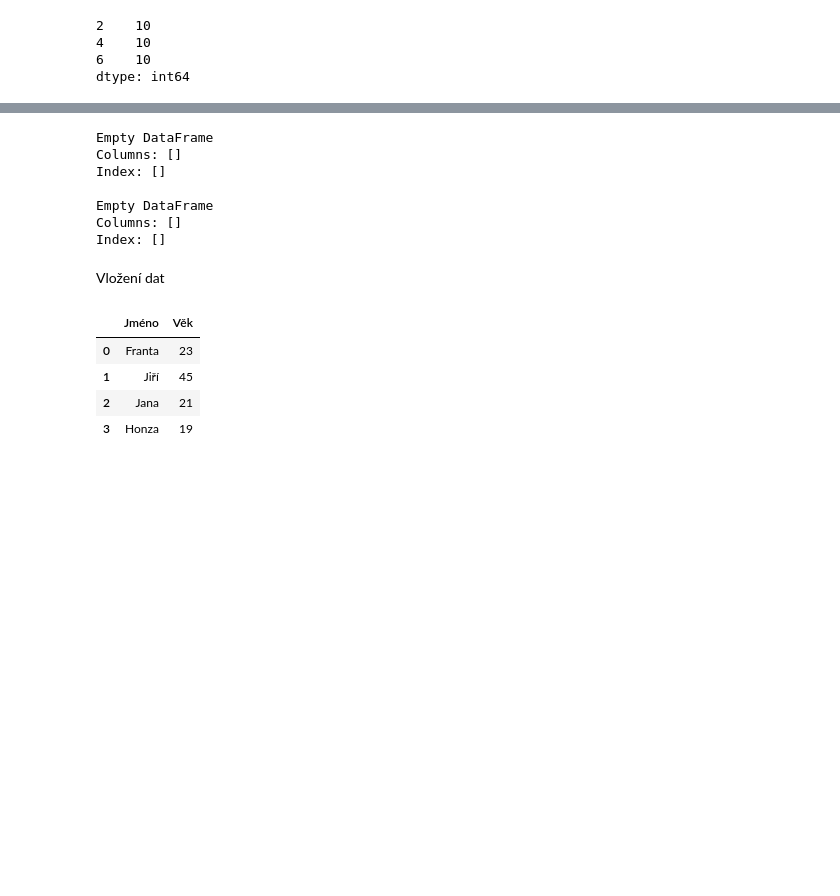
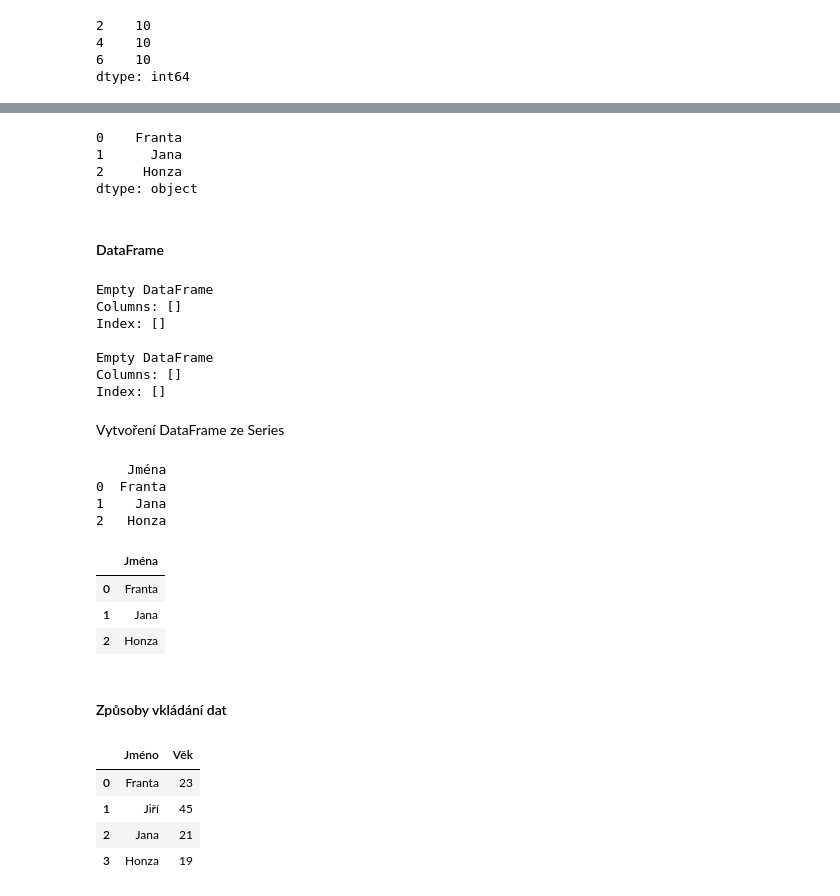
Before and after one commit to pkbcz/MSW2, a Jupyter notebook: 01c Pandas.ipynb, the cells around one changed output, grey strips where cells are left out. Cells and saved outputs as stored; diff of their text form; code cells hidden in the pictures; blank space fills up the shorter version.

```diff
--- a/01c Pandas.ipynb
+++ b/01c Pandas.ipynb
@@ -54,3 +60,15 @@ dtype: int64
+# %%
+# Vytvoření Pandas Series pomocí slovníku
+dict1 = {0 : 'Franta', 1 : 'Jana', 2 : 'Honza'}
+series = pd.Series(dict1)   # vytvoření Pandas Series
+series
+# %% [output]
+0    Franta
+1      Jana
+2     Honza
+dtype: object
+# %% [markdown]
+#### DataFrame
 # %%
 import pandas as pd
 df = pd.DataFrame()     # prázdný DataFrame, data dáváme jako parametr
@@ -65,7 +83,24 @@ Index: []
 Empty DataFrame
 Columns: []
 Index: []
-# %% [markdown]
-Vložení dat
+# %% [markdown]
+Vytvoření DataFrame ze Series
+# %%
+df["Jména"] = pd.DataFrame(series)      # prázdný DataFrame, data dáváme jako parametr
+#df["Jména"] = series.to_frame()         # totéž
+print(df)
+print()
+display(df.head())        # header (prvních n řádků)
+# %% [output]
+    Jména
+0  Franta
+1    Jana
+2   Honza
+|  | Jména |
+| 0 | Franta |
+| 1 | Jana |
+| 2 | Honza |
+# %% [markdown]
+#### Způsoby vkládání dat
 # %%
 # slovník seznamů (klíč = název atributu)
```
Also changed, not shown: parts of 26 cells of this notebook, 1 other file.
